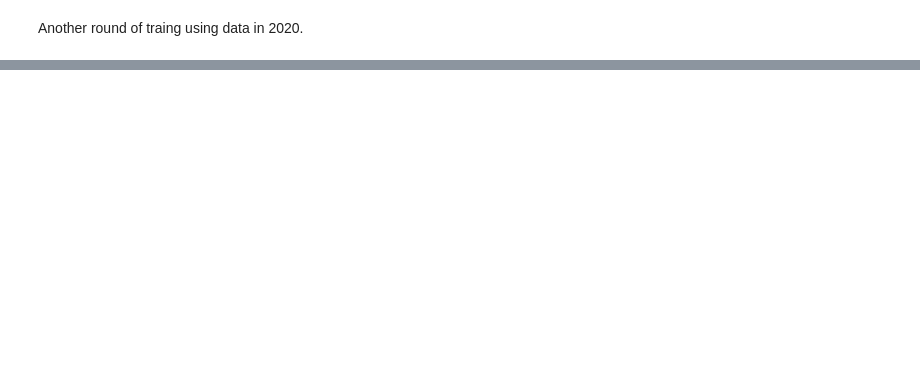
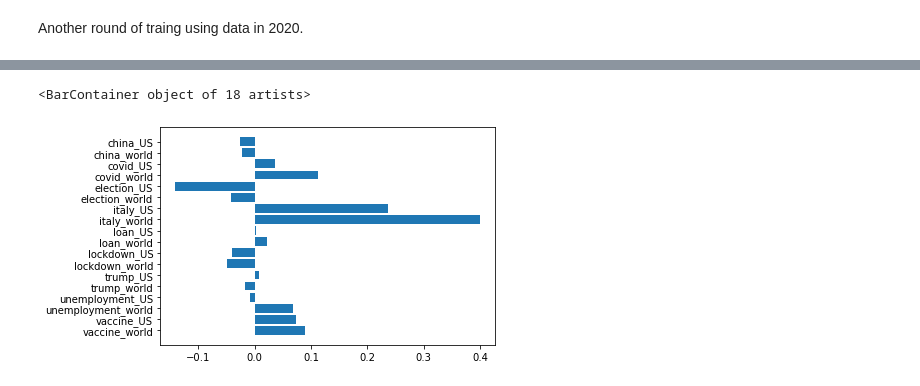
Before and after one commit to epfl-ada/ada-2020-project-milestone-p3-p3_adenosine-deaminase, a Jupyter notebook: p4.ipynb, the cells around one changed output, grey strips where cells are left out. Cells and saved outputs as stored; diff of their text form; code cells hidden in the pictures; blank space fills up the shorter version.

```diff
--- a/p4.ipynb
+++ b/p4.ipynb
@@ -620,0 +479,7 @@ stats.pearsonr(data_2020['new_deaths'], data_2020['healthcare'])
+# %%
+result = df_results[start_date:]
+print(f'feature                MAE')
+print('=================================')
+for i in result.columns:
+    mae = sum(abs(result[i] - result[label]))/len(result[label])
+    print(f'{i:20} {mae:10f}')
@@ -620,0 +559,11 @@ stats.pearsonr(data_2020['new_deaths'], data_2020['healthcare'])
+# %%
+for i in range(len(turning_points)):
+    data_period = df_results[turning_points[i][0]:turning_points[i][1]]
+    mae_col = f'Period_{i+1}'
+    improvement_col = f'{mae_col}_ratio'
+    maes = []
+    for trend in df_turnings['Features']:
+        mae = sum(abs(data_period[trend] - data_period[label]))/len(data_period)
+        maes.append(mae)
+    df_turnings[mae_col] = maes
+    df_turnings[improvement_col] = -(df_turnings[mae_col] - base_turning_maes[i])/base_turning_maes[i]
@@ -620,0 +590,5 @@ stats.pearsonr(data_2020['new_deaths'], data_2020['healthcare'])
+# %%
+plt.barh(y=df_turnings['Features'], width=df_turnings['Period_1_ratio'])
+# %% [output]
+<BarContainer object of 18 artists>
+[figure, added]
```
Also changed, not shown: parts of 58 cells of this notebook, 11 other files.
